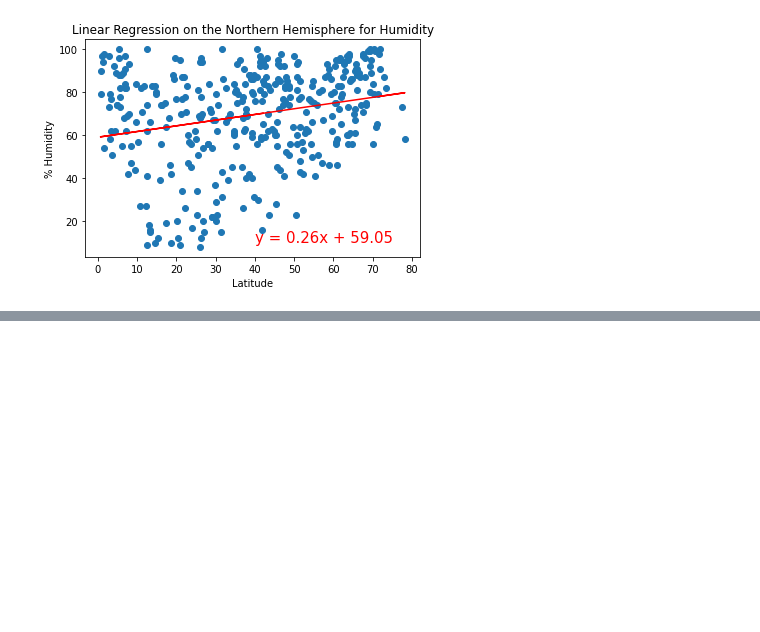
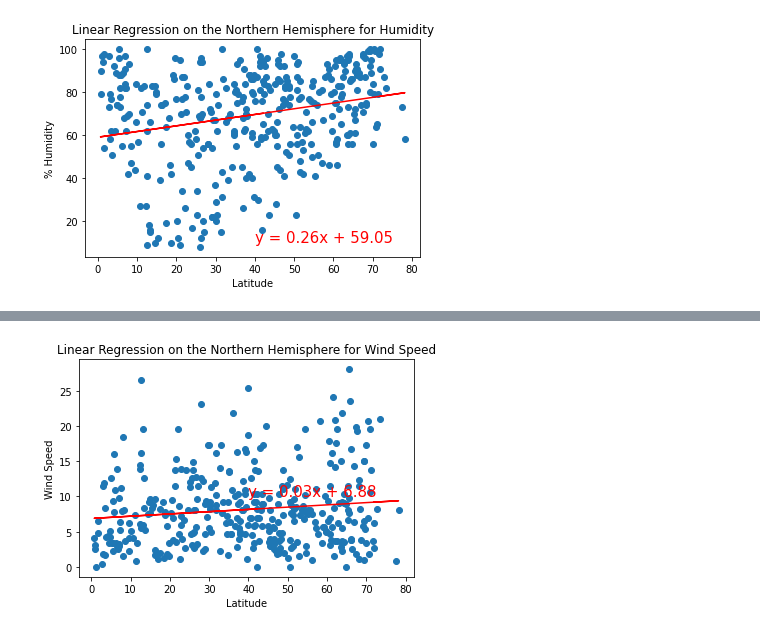
Before and after one commit to conorwhanson/World_Weather_Analysis, a Jupyter notebook: WeatherPy.ipynb, the cells around one changed output, grey strips where cells are left out. Cells and saved outputs as stored; diff of their text form; code cells hidden in the pictures; blank space fills up the shorter version.

```diff
--- a/WeatherPy.ipynb
+++ b/WeatherPy.ipynb
@@ -346,0 +338,9 @@ x2, y2, "Linear Regression on the Northern Hemisphere for Wind Speed", "Wind Spe
+# %%
+# find correlation between lat and windspeed
+x_values = n_hemi_df["Lat"]
+y_values = n_hemi_df["Wind Speed"]
+
+plot_linear_regression(
+x_values, y_values, "Linear Regression on the Northern Hemisphere for Wind Speed", "Wind Speed", (40,10))
+# %% [output]
+[figure, added]
```
Also changed, not shown: parts of 7 cells of this notebook, 1 other file.
